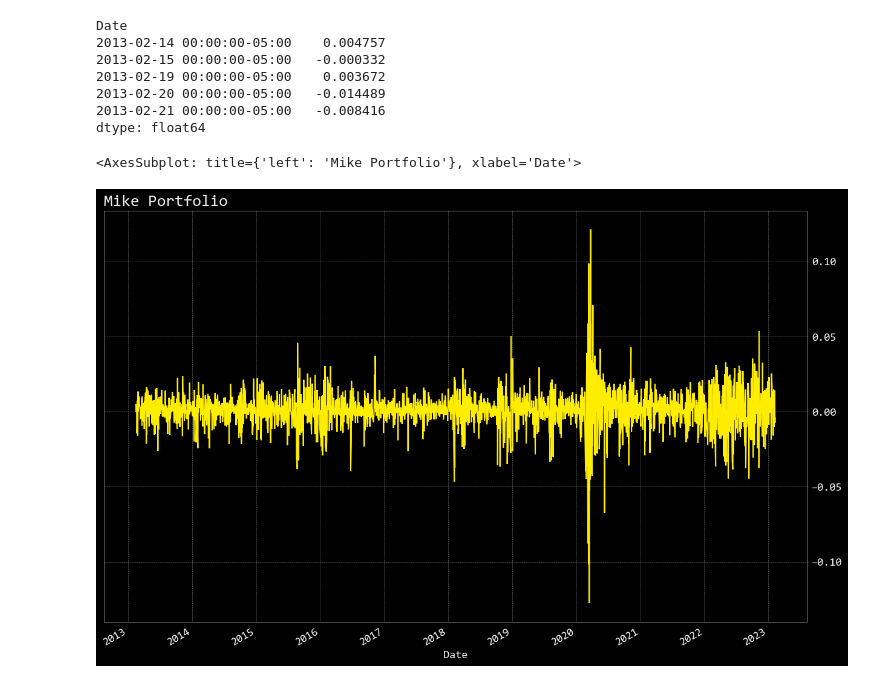
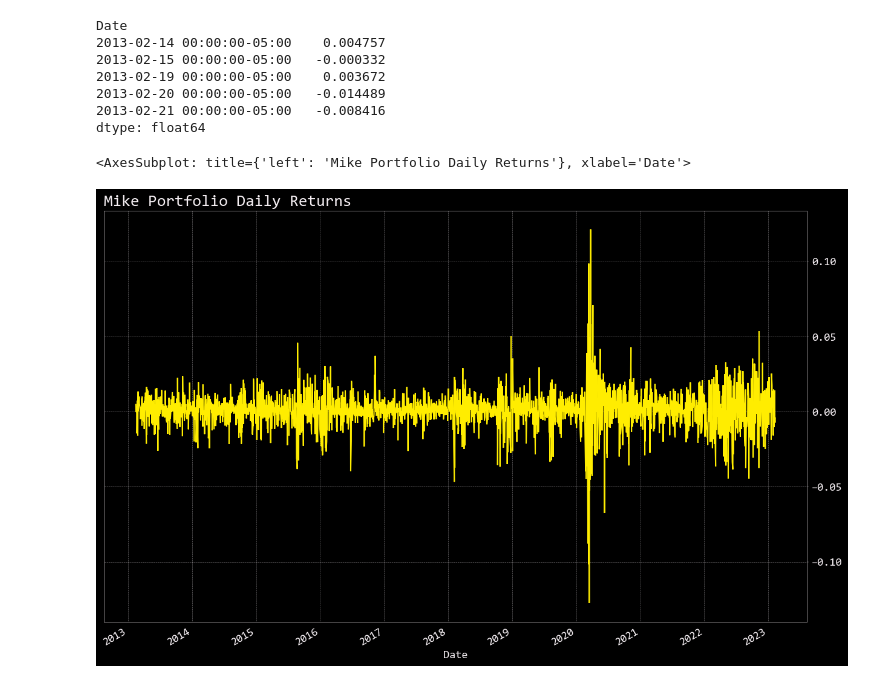
Before and after one commit to omarmoreta/Fintech_Project_1, a Jupyter notebook: Portfolios/Mike_portfolio.ipynb, the cells around one changed output. Saved outputs shown, nothing was run; the diff lists cells and outputs as text; code cells hidden in the pictures.

```diff
--- a/Portfolios/Mike_portfolio.ipynb
+++ b/Portfolios/Mike_portfolio.ipynb
@@ -91,11 +93,12 @@ Date
 2013-02-21 00:00:00-05:00   -0.008416
 dtype: float64
 # %%
+#Daily returns of the portfolio
 portfolio_weighted_returns.plot(
-    title = "Mike Portfolio",
+    title = "Mike Portfolio Daily Returns",
     figsize = (15, 10)
 )
 # %% [output]
-<AxesSubplot: title={'left': 'Mike Portfolio'}, xlabel='Date'>
+<AxesSubplot: title={'left': 'Mike Portfolio Daily Returns'}, xlabel='Date'>
-[figure, old version]
+[figure, new version]
 # %%
```
Also changed, not shown: parts of 16 cells of this notebook.
